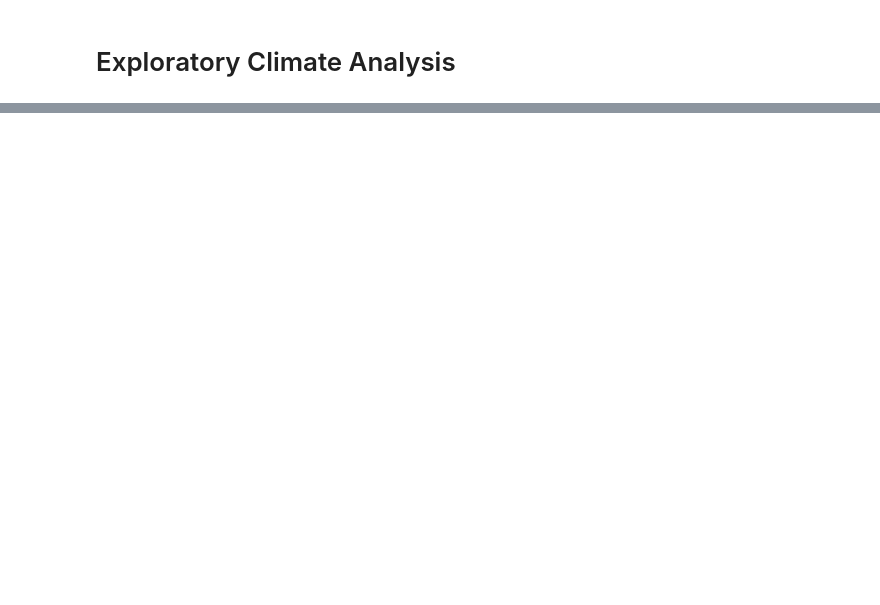
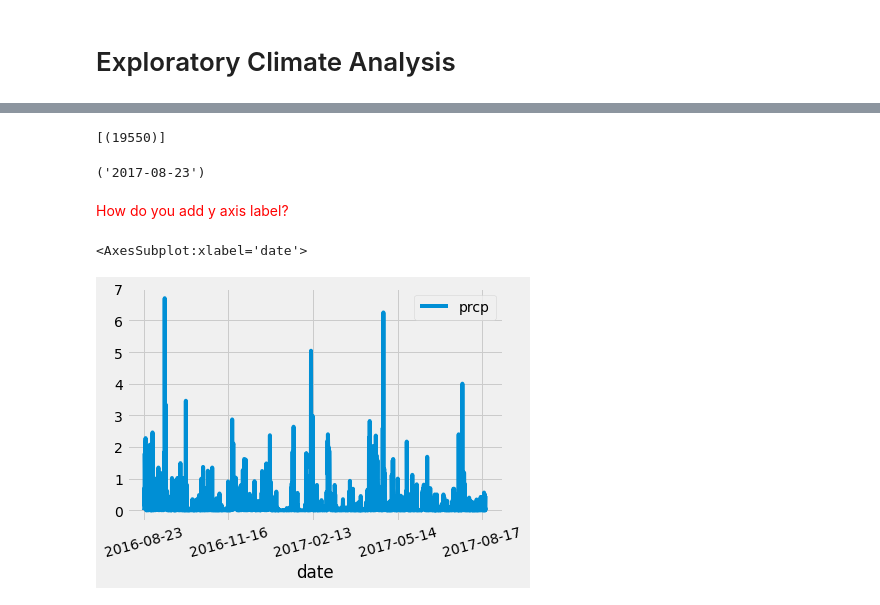
Before and after one commit to jrosedavis/SQLAlchemy-Challenge, a Jupyter notebook: HW6_Main.ipynb, the cells around one changed output, grey strips where cells are left out. Cells and saved outputs as stored; diff of their text form; code cells hidden in the pictures; blank space fills up the shorter version.

```diff
--- a/HW6_Main.ipynb
+++ b/HW6_Main.ipynb
@@ -27,6 +35,9 @@ engine = create_engine("sqlite:///Resources/hawaii.sqlite")
 # %%
 # Save references to each table
+Measurement = Base.classes.measurement
+Station = Base.classes.station
 # %%
 # Create our session (link) from Python to the DB
+session = Session(engine)
 # %% [markdown]
 # Exploratory Climate Analysis
@@ -45 +79,32 @@ engine = create_engine("sqlite:///Resources/hawaii.sqlite")
+# %%
+#Determine total dates present
+session.query(func.count(Measurement.date)).all()
+# %% [output]
+[(19550)]
+# %%
+#Determine latest date
+session.query(Measurement.date).order_by(Measurement.date.desc()).first()
+# %% [output]
+('2017-08-23')
+# %%
+# Design a query to retrieve the last 12 months of precipitation data and plot the results
+month_prcp = session.query(Measurement.date, Measurement.prcp).filter(Measurement.date >= '2016-08-23')\
+    .filter(Measurement.date <= '2017-08-23').all()
+# %%
+#load the query into a Pandas DataFrame and set the index to the date column
+df = pd.DataFrame(month_prcp).set_index('date')
+
+#Drop any NAN values
+df_clean = df.dropna()
+
+#Sort DataFrame values by date
+df_sort = df_clean.sort_values(['date'])
+# %% [markdown]
+<font color='red'>How do you add y axis label?</font>
+# %%
+# Plot the results using the DataFrame plot method.
+df_sort.plot(rot=15)
+# %% [output]
+<AxesSubplot:xlabel='date'>
+[figure, added]
 # %%
```
Also changed, not shown: parts of 18 cells of this notebook.
